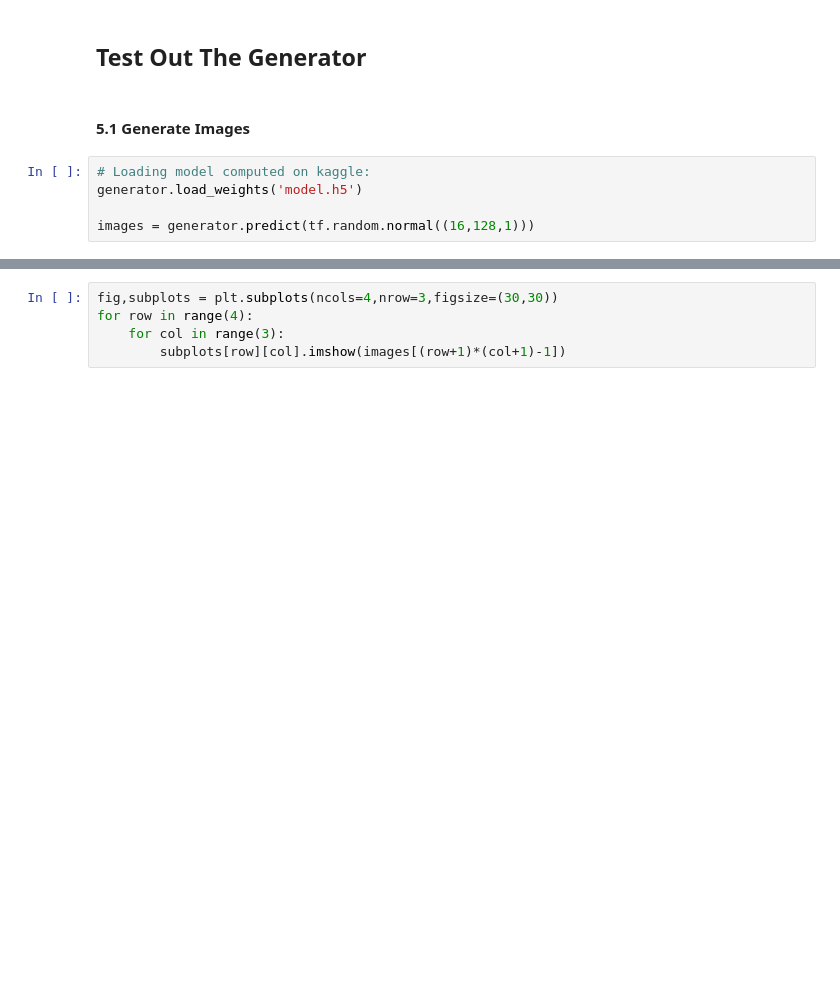
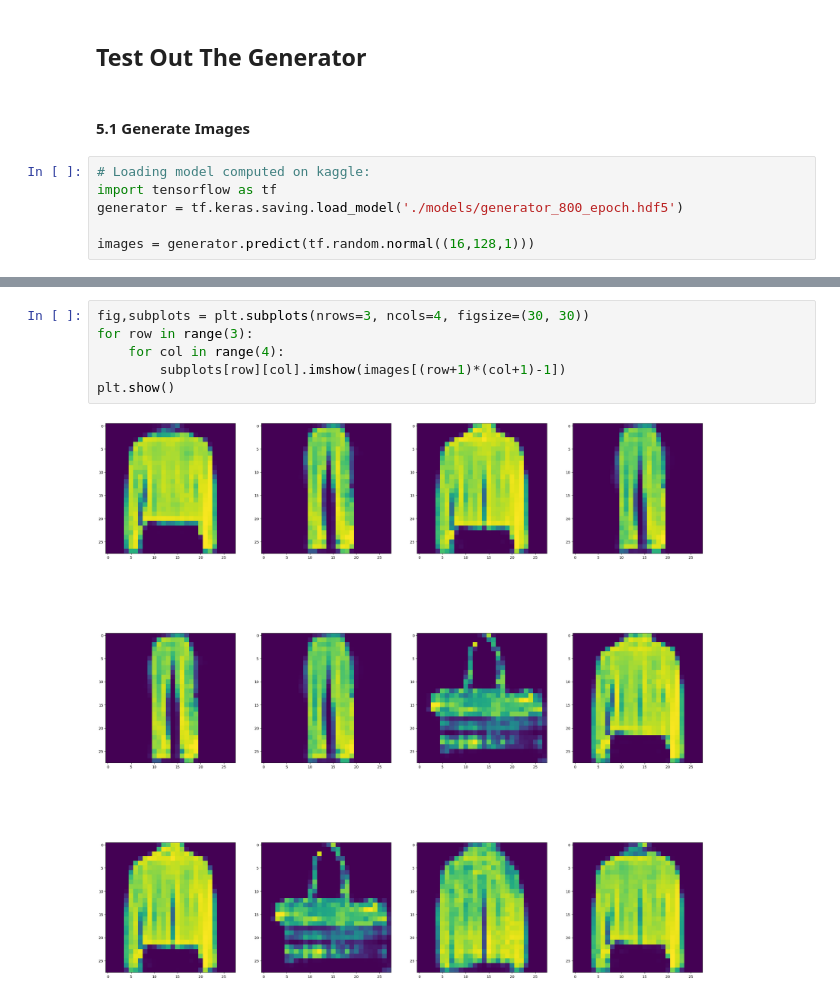
Before and after one commit to SamHeuer/GlamourGAN, a Jupyter notebook: project.ipynb, the cells around one changed output, grey strips where cells are left out. Drawn from its saved outputs; the diff is of its cells as text; blank space fills up the shorter version.

```diff
--- a/project.ipynb
+++ b/project.ipynb
@@ -380,6 +380,7 @@ hist = fashGAN.fit(ds,epochs=2000)
 #### 5.1 Generate Images
 # %%
 # Loading model computed on kaggle:
-generator.load_weights('model.h5')
+import tensorflow as tf
+generator = tf.keras.saving.load_model('./models/generator_800_epoch.hdf5')
 
 images = generator.predict(tf.random.normal((16,128,1)))
@@ -386,5 +390,8 @@ images = generator.predict(tf.random.normal((16,128,1)))
 # %%
-fig,subplots = plt.subplots(ncols=4,nrow=3,figsize=(30,30))
-for row in range(4):
-    for col in range(3):
+fig,subplots = plt.subplots(nrows=3, ncols=4, figsize=(30, 30))
+for row in range(3):
+    for col in range(4):
         subplots[row][col].imshow(images[(row+1)*(col+1)-1])
+plt.show()
+# %% [output]
+[figure, added]
```
Also changed, not shown: parts of 1 cell of this notebook.
